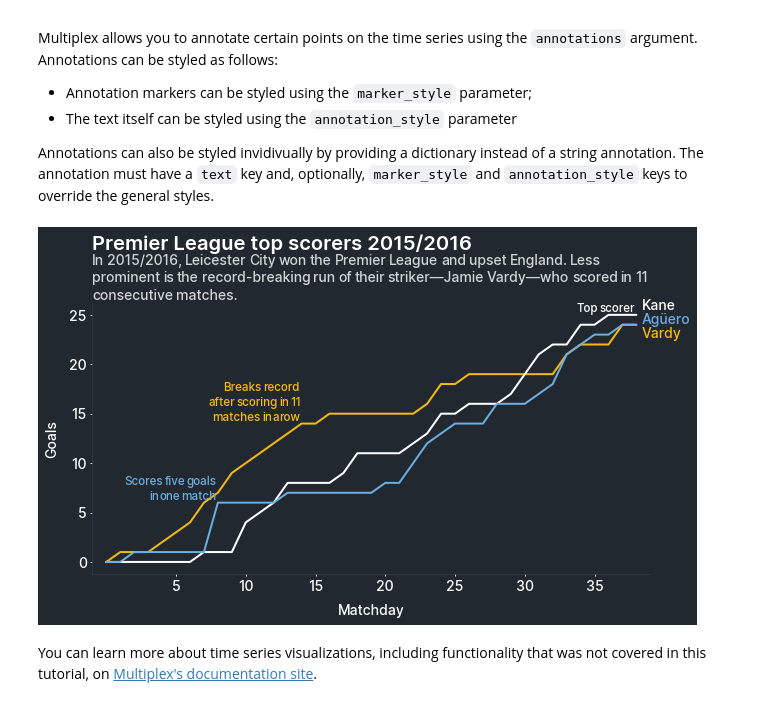
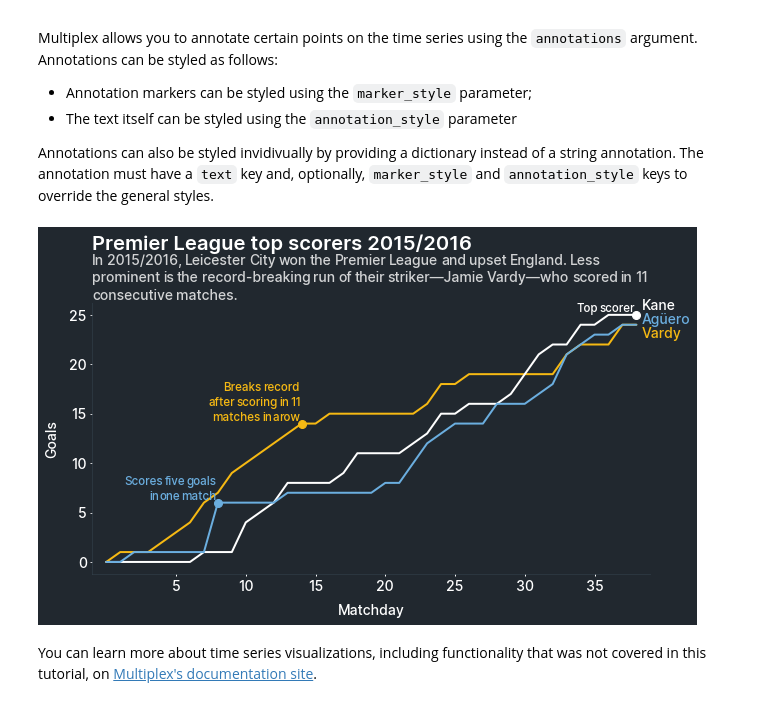
Before and after one commit to NicholasMamo/multiplex-plot, a Jupyter notebook: examples/3. Time Series.ipynb, the cells around one changed output. Saved outputs shown, nothing was run; the diff lists cells and outputs as text; code cells hidden in the pictures.

Commit message:
Add markers to annotations

```diff
--- a/examples/3. Time Series.ipynb
+++ b/examples/3. Time Series.ipynb
@@ -119,36 +119,37 @@ viz = drawable.Drawable(figure)
 
 """
 Draw the time series.
 """
 viz.draw_time_series(df.index.to_list(), df.Vardy.to_list(),
                      color='#F6B913', linewidth=2,
                      label='Vardy', label_style={ 'fontweight': '500' })
 viz.draw_time_series(df.index.to_list(), df.Kane.to_list(),
                      color='#FFFFFF', linewidth=2,
                      label='Kane', label_style={ 'fontweight': '500' })
 viz.draw_time_series(df.index.to_list(), df.Aguero.to_list(),
                      color='#6BAEDF', linewidth=2,
                      label='Agüero', label_style={ 'fontweight': '500' })
 
 """
 Add the annotations.
 """
+annotation_style = { 'fontsize': 'small', 'va': 'bottom', 'align': 'right' }
 viz.annotate('Breaks record after scoring in 11 matches in a row', (7, 14), 14,
-                          fontsize='small', va='bottom', align='right', color='#F6B913')
+             color='#F6B913', marker={ 'marker': 'o', 'markersize': 8 }, **annotation_style)
 viz.annotate('Scores five goals in one match', (1, 8), 6,
-                          fontsize='small', va='bottom', align='right', color='#6BAEDF')
+             color='#6BAEDF', marker={ 'marker': 'o', 'markersize': 8 }, **annotation_style)
 viz.annotate('Top scorer', (31, 38), 25,
-                          fontsize='small', va='bottom', align='right', color='#FFFFFF')
+             color='#FFFFFF', marker={ 'marker': 'o', 'markersize': 8 }, **annotation_style)
 
 viz.set_xlim(-1, 39)
 viz.set_xticks(range(5, 38, 5))
 viz.set_xlabel('Matchday')
 viz.set_ylabel('Goals')
 
 viz.set_title('Premier League top scorers 2015/2016', loc='left')
 viz.set_caption('In 2015/2016, Leicester City won the Premier League and upset England. Less prominent is the record-breaking run of their striker—Jamie Vardy—who scored in 11 consecutive matches.')
 plt.savefig('exports/3-time-series.png', dpi=300, bbox_inches='tight')
 # %% [output]
-[figure, old version]
+[figure, new version]
 # %% [markdown]
 You can learn more about time series visualizations, including functionality that was not covered in this tutorial, on [Multiplex's documentation site](https://nicholasmamo.github.io/multiplex-plot/timeseries.html).
```
Also changed, not shown: 13 other files.
